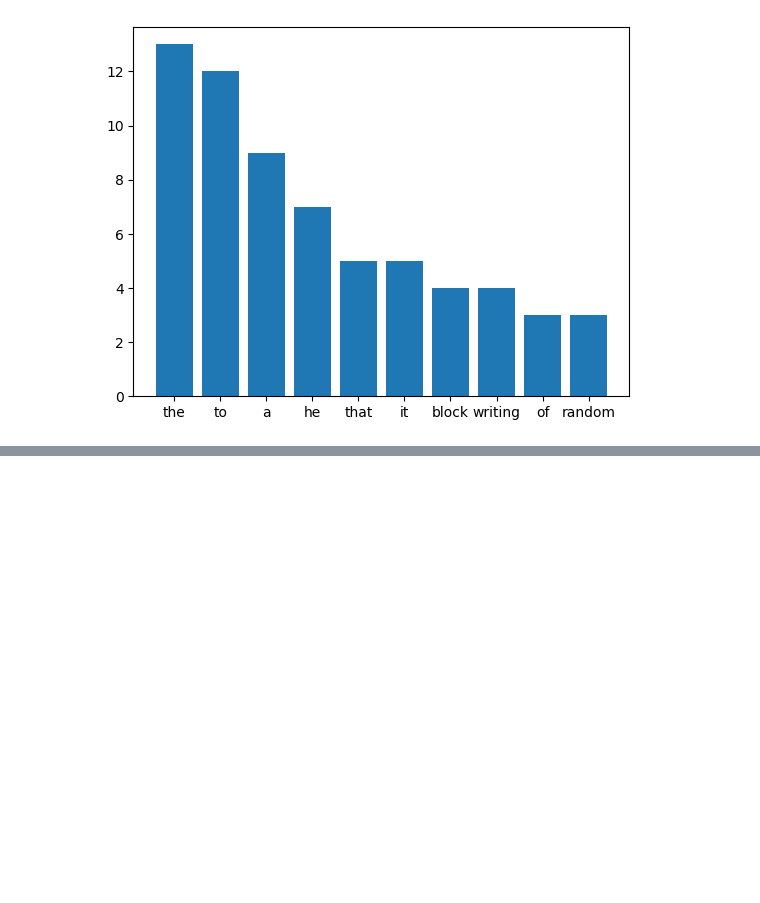
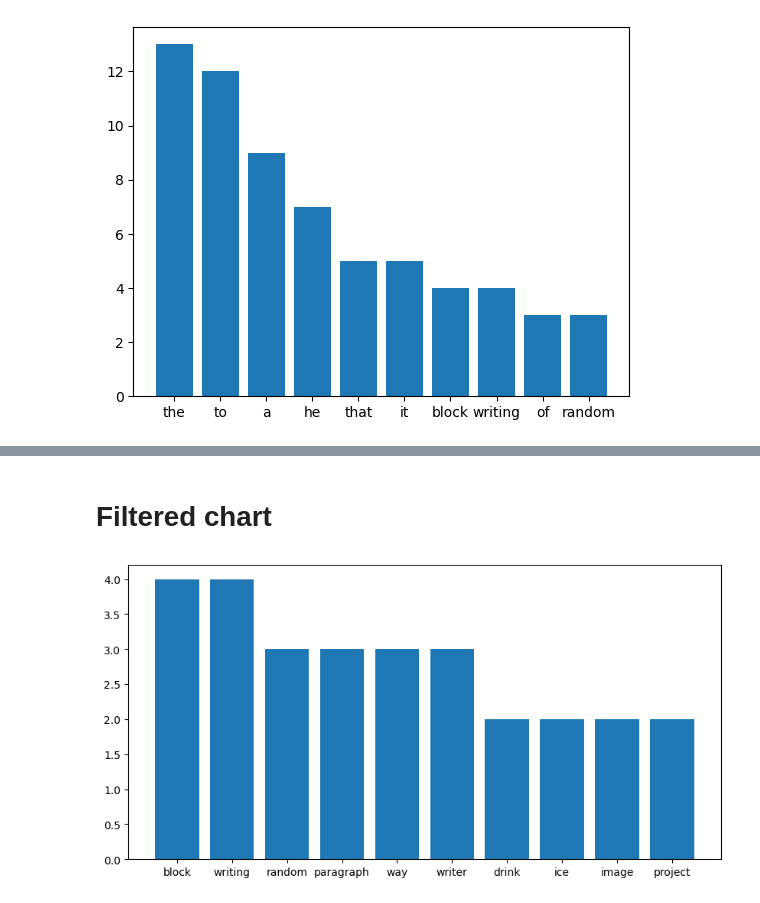
Before and after one commit to Mahaprasad003/Code-stuff, a Jupyter notebook: NLP/Lab 1/sentences.ipynb, the cells around one changed output, grey strips where cells are left out. Drawn from its saved outputs; the diff is of its cells as text; code cells hidden in the pictures; blank space fills up the shorter version.

```diff
--- a/NLP/Lab 1/sentences.ipynb
+++ b/NLP/Lab 1/sentences.ipynb
@@ -69,0 +87,13 @@ plt.bar(most_freq_words, most_freq_words_frequency)
+# %% [markdown]
+# Filtered chart
+# %%
+filtered_word_freq = {word: filtered_sentence.count(word) for word in filtered_sentence}
+# %%
+filtered_word_freq = dict(sorted(filtered_word_freq.items(), key = lambda item: item[1], reverse = True))
+# %%
+plt.figure(figsize= (10,5))
+x = list(filtered_word_freq.keys())[0:10]
+y = list(filtered_word_freq.values())[0:10]
+plt.bar(x, y);
+# %% [output]
+[figure, added]
```
Also changed, not shown: parts of 7 cells of this notebook, 5 other files.
